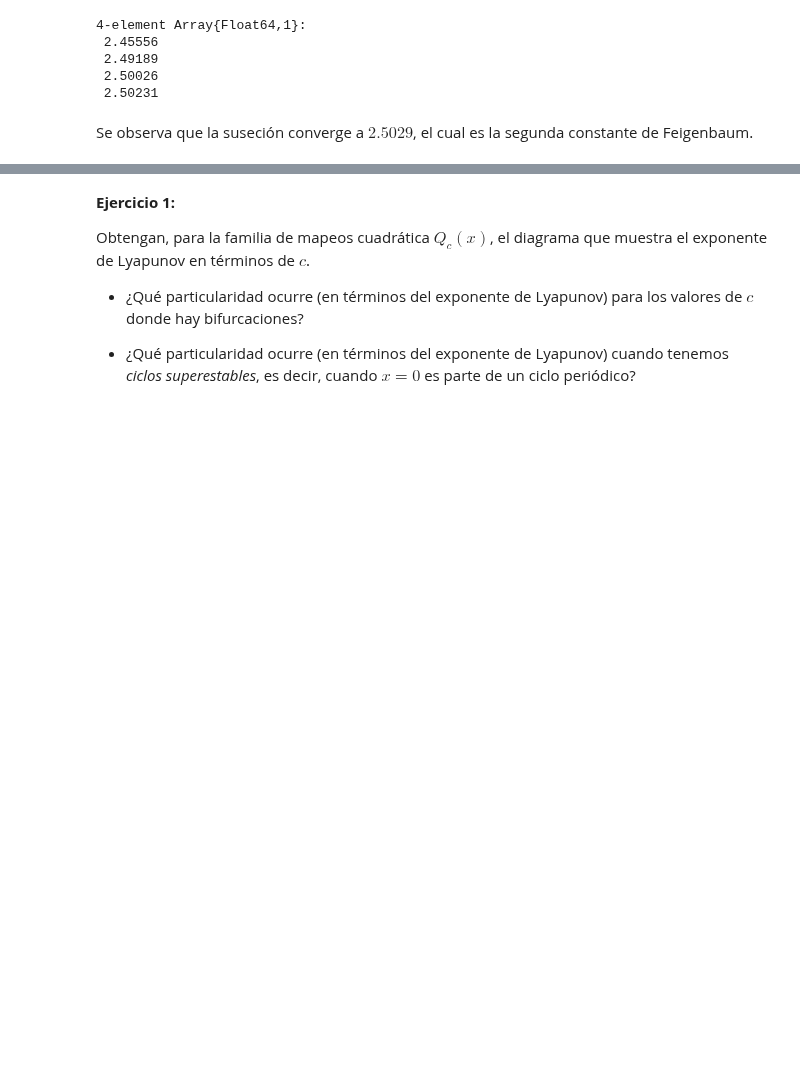
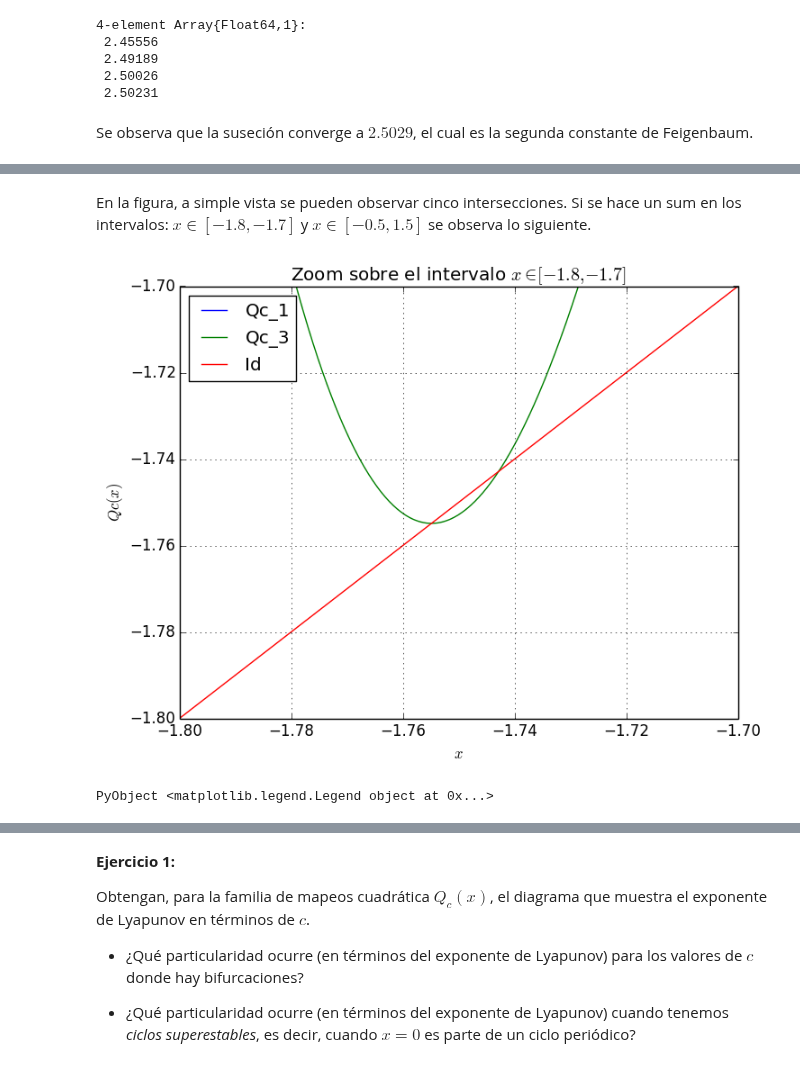
Before and after one commit to lbenet/2017-1_TSFisComp, a Jupyter notebook: tareas/pabloresendiz/Tarea5/tarea5sol.ipynb, the cells around one changed output, grey strips where cells are left out. Drawn from its saved outputs; the diff is of its cells as text; code cells hidden in the pictures; blank space fills up the shorter version.

```diff
--- a/tareas/pabloresendiz/Tarea5/tarea5sol.ipynb
+++ b/tareas/pabloresendiz/Tarea5/tarea5sol.ipynb
@@ -232,0 +439,16 @@ Se observa que la suseción converge a $2.5029$, el cual es la segunda constante
+# %% [markdown]
+En la figura, a simple vista se pueden observar cinco intersecciones. Si se hace un sum en los intervalos: $x\in[-1.8,-1.7]$ y $x\in[-0.5,1.5]$ se observa lo siguiente.
+# %%
+plot(xrange, [Qc_1(i) for i in xrange],  label="Qc_1")
+plot(xrange, [Qc_3(i) for i in xrange],  label="Qc_3")
+plot(xrange,xrange, label="Id")
+ylim(-1.8,-1.7)
+xlim(-1.8,-1.7)
+xlabel(L"x")
+ylabel(L"Qc(x)")
+grid(true)
+title(L"Zoom sobre el intervalo $x\in[-1.8,-1.7]$")
+legend(loc="upper left")
+# %% [output]
+[figure, added]
+PyObject <matplotlib.legend.Legend object at 0x...>
```
Also changed, not shown: parts of 37 cells of this notebook.
